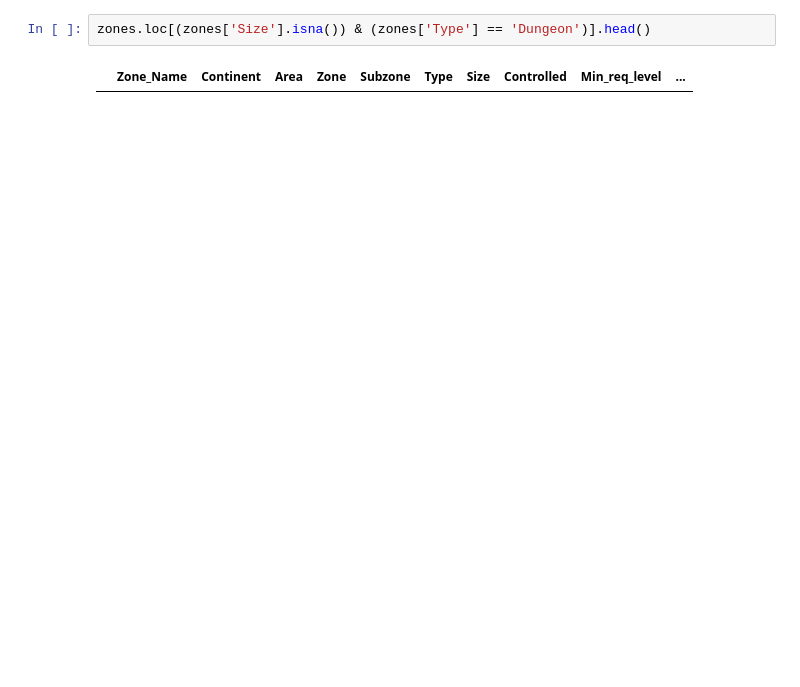
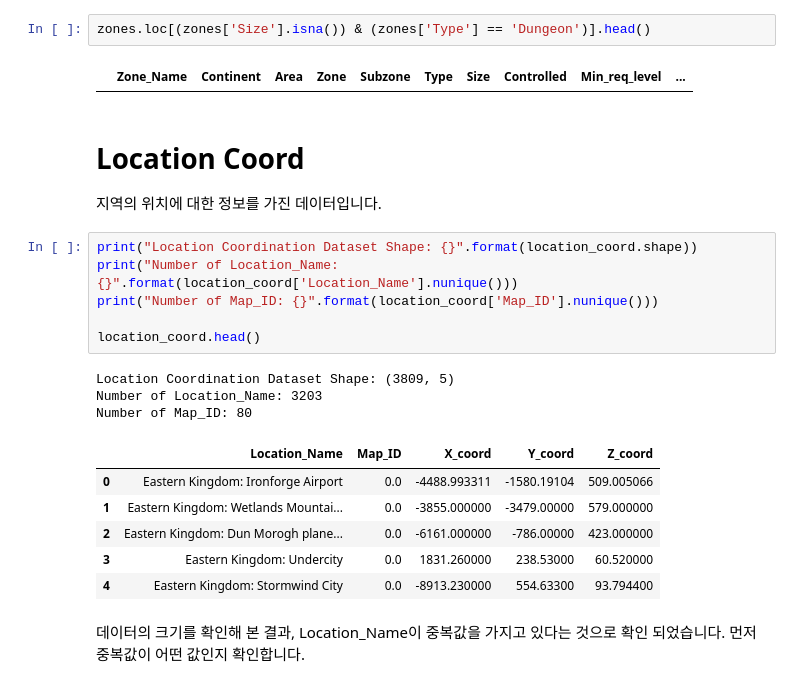
Before and after one commit to SSANGMAN/WoW-Network-Analysis, a Jupyter notebook: ipynb/Game_Network_Analysis_1_EDA.ipynb, the cells around one changed output. Cells and saved outputs as stored; diff of their text form; blank space fills up the shorter version.

```diff
--- a/ipynb/Game_Network_Analysis_EDA.ipynb
+++ b/ipynb/Game_Network_Analysis_1_EDA.ipynb
@@ -540,3 +541,24 @@ Source: https://www.researchgate.net/figure/A-scene-from-World-of-Warcraft-showi
 zones.loc[(zones['Size'].isna()) & (zones['Type'] == 'Dungeon')].head()
 # %% [output]
 |  | Zone_Name | Continent | Area | Zone | Subzone | Type | Size | Controlled | Min_req_level | ... |
+# %% [markdown]
+# Location Coord
+지역의 위치에 대한 정보를 가진 데이터입니다.
+# %%
+print("Location Coordination Dataset Shape: {}".format(location_coord.shape))
+print("Number of Location_Name: {}".format(location_coord['Location_Name'].nunique()))
+print("Number of Map_ID: {}".format(location_coord['Map_ID'].nunique()))
+
+location_coord.head()
+# %% [output]
+Location Coordination Dataset Shape: (3809, 5)
+Number of Location_Name: 3203
+Number of Map_ID: 80
+|  | Location_Name | Map_ID | X_coord | Y_coord | Z_coord |
+| 0 | Eastern Kingdom: Ironforge Airport | 0.0 | -4488.993311 | -1580.19104 | 509.005066 |
+| 1 | Eastern Kingdom: Wetlands Mountai... | 0.0 | -3855.000000 | -3479.00000 | 579.000000 |
+| 2 | Eastern Kingdom: Dun Morogh plane... | 0.0 | -6161.000000 | -786.00000 | 423.000000 |
+| 3 | Eastern Kingdom: Undercity | 0.0 | 1831.260000 | 238.53000 | 60.520000 |
+| 4 | Eastern Kingdom: Stormwind City | 0.0 | -8913.230000 | 554.63300 | 93.794400 |
+# %% [markdown]
+데이터의 크기를 확인해 본 결과, Location_Name이 중복값을 가지고 있다는 것으로 확인 되었습니다. 먼저 중복값이 어떤 값인지 확인합니다.
```
Also changed, not shown: parts of 8 cells of this notebook, 1 other file.
